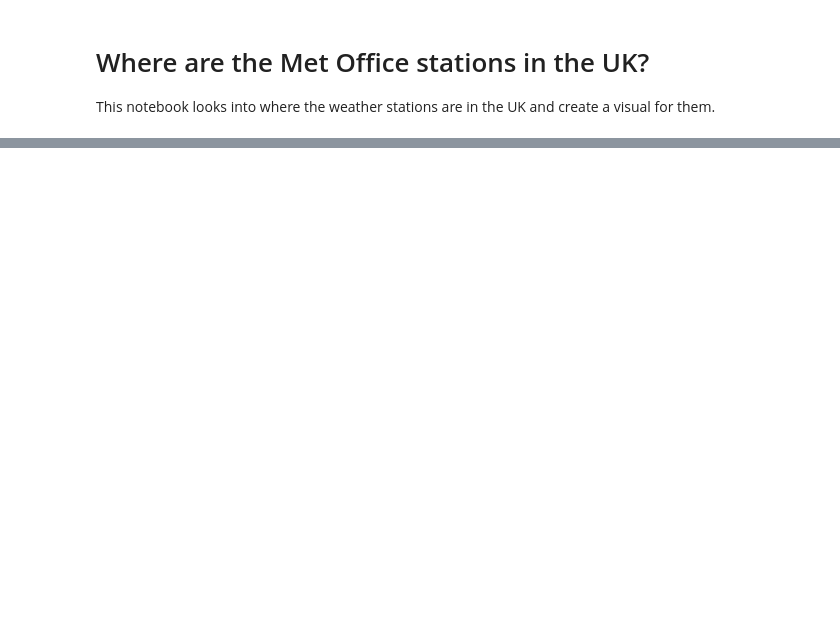
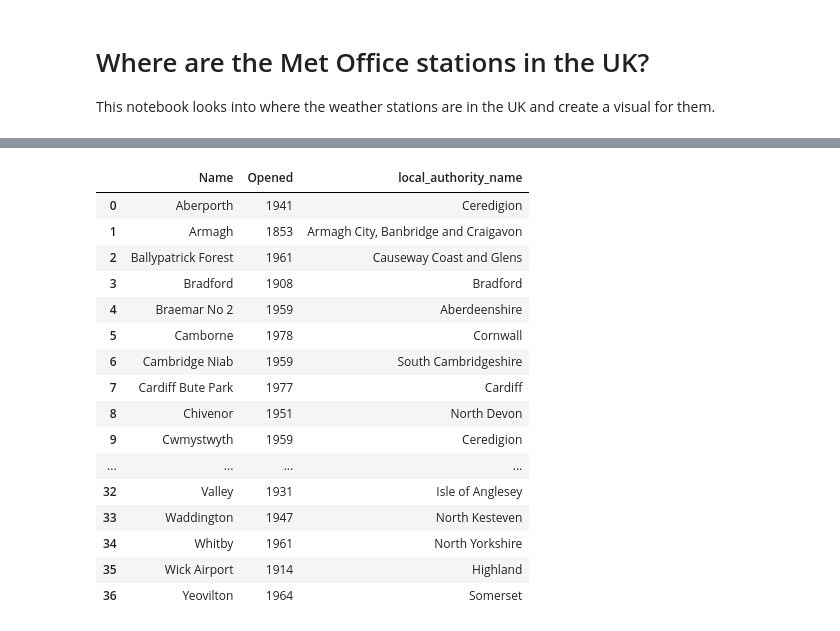
Before and after one commit to Heather-Tymms/uk_weather_analysis, a Jupyter notebook: source/nb1_location_mapping.ipynb, the cells around one changed output, grey strips where cells are left out. Saved outputs shown, nothing was run; the diff lists cells and outputs as text; code cells hidden in the pictures; blank space fills up the shorter version.

```diff
--- a/source/nb1_location_mapping.ipynb
+++ b/source/nb1_location_mapping.ipynb
@@ -54,0 +105,7 @@ ax.set_axis_off()
+# %%
+# spatial join
+gdf_point_in_country = gpd.sjoin(
+    gdf_stations[["Name", "Opened", "geometry"]],
+    gdf_authorities[["local_authority_name", "geometry"]],
+    how="left"
+)
@@ -54,0 +118,21 @@ ax.set_axis_off()
+# %%
+df_station_authorities = gdf_point_in_country.drop(columns=["geometry", "index_right"])
+df_station_authorities
+# %% [output]
+|  | Name | Opened | local_authority_name |
+| 0 | Aberporth | 1941 | Ceredigion |
+| 1 | Armagh | 1853 | Armagh City, Banbridge and Craigavon |
+| 2 | Ballypatrick Forest | 1961 | Causeway Coast and Glens |
+| 3 | Bradford | 1908 | Bradford |
+| 4 | Braemar No 2 | 1959 | Aberdeenshire |
+| 5 | Camborne | 1978 | Cornwall |
+| 6 | Cambridge Niab | 1959 | South Cambridgeshire |
+| 7 | Cardiff Bute Park | 1977 | Cardiff |
+| 8 | Chivenor | 1951 | North Devon |
+| 9 | Cwmystwyth | 1959 | Ceredigion |
+| ... | ... | ... | ... |
+| 32 | Valley | 1931 | Isle of Anglesey |
+| 33 | Waddington | 1947 | North Kesteven |
+| 34 | Whitby | 1961 | North Yorkshire |
+| 35 | Wick Airport | 1914 | Highland |
+| 36 | Yeovilton | 1964 | Somerset |
```
Also changed, not shown: parts of 11 cells of this notebook, 3 other files.
